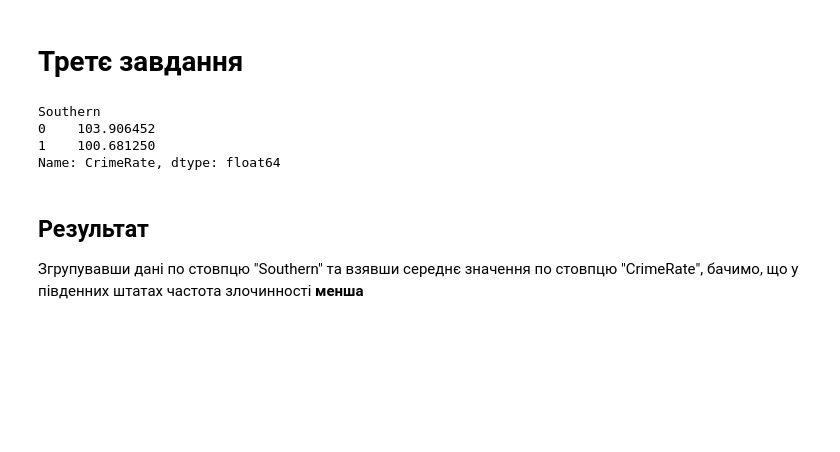
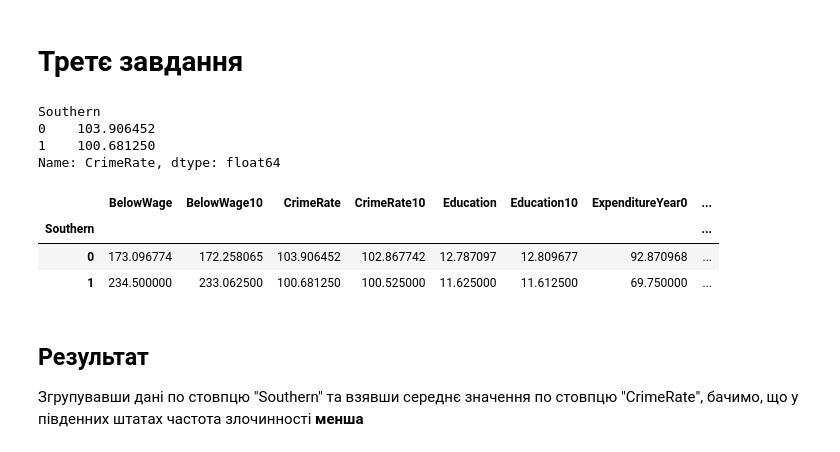
Before and after one commit to mezgoodle/ad_labs, a Jupyter notebook: docs/lab2/lab2.ipynb, the cells around one changed output. Drawn from its saved outputs; the diff is of its cells as text; code cells hidden in the pictures; blank space fills up the shorter version.

```diff
--- a/docs/lab2/lab2.ipynb
+++ b/docs/lab2/lab2.ipynb
@@ -239,6 +239,13 @@ Southern
 0    103.906452
 1    100.681250
 Name: CrimeRate, dtype: float64
+# %%
+df.pivot_table(index='Southern')
+# %% [output]
+|  | BelowWage | BelowWage10 | CrimeRate | CrimeRate10 | Education | Education10 | ExpenditureYear0 | ... |
+| Southern |  |  |  |  |  |  |  | ... |
+| 0 | 173.096774 | 172.258065 | 103.906452 | 102.867742 | 12.787097 | 12.809677 | 92.870968 | ... |
+| 1 | 234.500000 | 233.062500 | 100.681250 | 100.525000 | 11.625000 | 11.612500 | 69.750000 | ... |
 # %% [markdown]
 ## Результат
 
```
